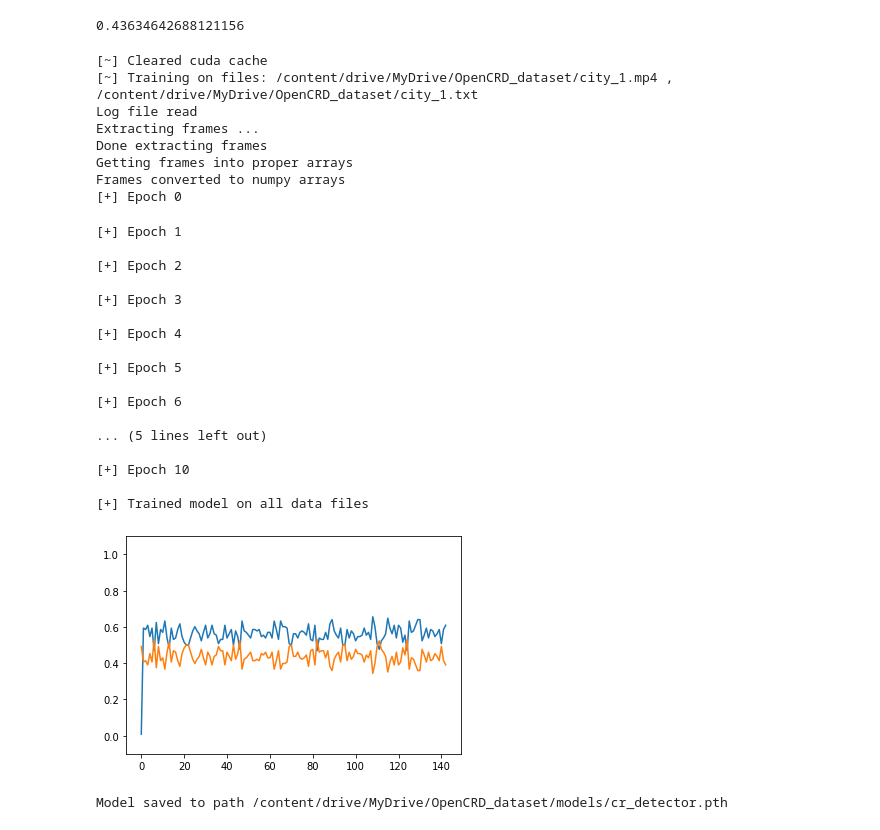
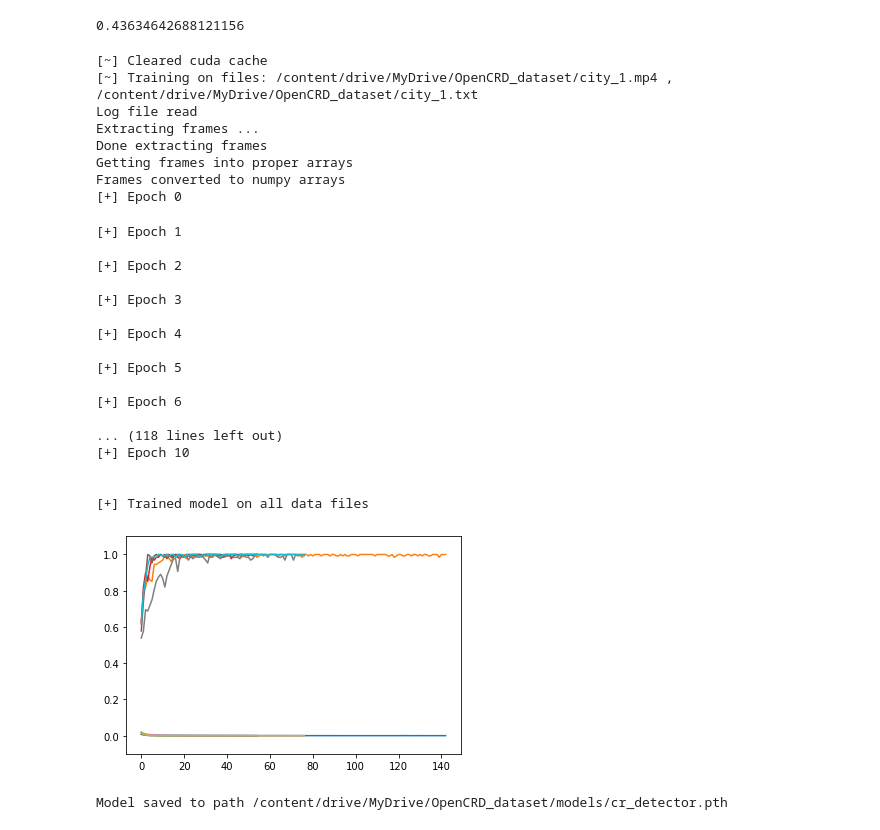
Before and after one commit to pAplakidis/OpenCRD, a Jupyter notebook: notebooks/train_test_googlecolab.ipynb, the cells around one changed output. Saved outputs shown, nothing was run; the diff lists cells and outputs as text; code cells hidden in the pictures.

```diff
--- a/notebooks/train_test_googlecolab.ipynb
+++ b/notebooks/train_test_googlecolab.ipynb
@@ -162,29 +149,27 @@ class ConvNet(nn.Module):
     self.H = H
 
     # Convolutional Layers
-    #self.conv1 = nn.Conv2d(3, 6, 5)
-    #self.pool = nn.MaxPool2d(2, 2)
-    #self.conv2 = nn.Conv2d(6, 16, 5)
-
     self.conv1 = nn.Conv2d(3, 16, 5)
     self.pool = nn.MaxPool2d(2, 2)
     self.conv2 = nn.Conv2d(16, 32, 5)
     self.conv3 = nn.Conv2d(32, 64, 5)
 
     # Fully connected layers
-    #self.fc1 = nn.Linear(16 * 117 * 157, 120)  # for 640x480 image 16 channels
     self.fc1 = nn.Linear(64 * 16 * 36, 120)     # for 320x160 image 64 channels
+    self.bn1 = nn.BatchNorm1d(num_features=120)
     self.fc2 = nn.Linear(120, 84)
+    self.bn2 = nn.BatchNorm1d(num_features=84)
     self.fc3 = nn.Linear(84, 1)
 
+  # TODO: add batch normalization to the linear layers and see if that changes anything
   def forward(self, x):
     x = self.pool(F.relu(self.conv1(x)))
     x = self.pool(F.relu(self.conv2(x)))
     x = self.pool(F.relu(self.conv3(x)))
     #print(x.shape)
     x = x.view(-1, self.num_flat_features(x))
-    x = F.relu(self.fc1(x)) # TODO:  mat1 and mat2 shapes cannot be multiplied (1x293904 and 4915200x120), FIX IT
-    x = F.relu(self.fc2(x))
+    x = F.relu(self.bn1(self.fc1(x)))
+    x = F.relu(self.bn2(self.fc2(x)))
     x = F.sigmoid(self.fc3(x))
     return x
 
@@ -198,12 +183,15 @@ class ConvNet(nn.Module):
 # train the network
 def train(frames, labels, model):
   loss_function = nn.BCELoss()  # for binary classification
-  #loss_function = nn.CrossEntropyLoss() # for multiclass classification
   optim = torch.optim.Adam(model.parameters(), lr=0.001)
 
   losses, accuracies = [], []
-  epochs = 11   # TODO: try training with different number of epochs (try low ones if we are training video after video)
-  BS = 128        # TODO: try training with different batch sizes (careful with memory)
+  epochs = 11
+  BS = 128
+
+  # for rounding up to a threshold instead of 0.5 (works with torch.where)
+  x = torch.ones(128, 1).to(device)
+  y = torch.zeros(128, 1).to(device)
 
   for epoch in range(epochs):
     print("[+] Epoch", epoch)
@@ -215,7 +203,6 @@ def train(frames, labels, model):
       # get data into network
       rng = np.random.default_rng()
       samp = rng.choice(len(frames), size=BS, replace=False)
-      #samp = np.random.randint(0, len(frames)-1, size=(BS))
       visited_idx = np.concatenate((visited_idx, samp)) # add the new random values to visited indices
 
       # TODO: we must not sample the same frames in the same epoch (use visited_idx)
@@ -230,10 +217,10 @@ def train(frames, labels, model):
       Y = torch.tensor(np.array(Y_train)).float().to(device)
 
       # forward feed and backpropagation
-      #model.zero_grad()
       optim.zero_grad()
       out = model(X)
-      cat = torch.round(out)  # TODO: round up to a threshold (0.8 confidence instead of 0.5)
+      #cat = torch.round(out)
+      cat = torch.where(out >= 0.7, x, y) # round up to a threshold instead of 0.5
       accuracy = (cat == Y).float().mean()
       loss = loss_function(out, Y)
       loss = loss.mean()
@@ -261,40 +248,39 @@ if device.type == "cuda":
 # train for all files
 model = ConvNet().to(device).train() # Uncomment this if you want to train from the start, else just run the loader block first
 
-# TODO: if colab stops (not enough time to train on the whole dataset), to the training manually (save/load)
 for i in trange(len(video_files)):
   print("[~] Training on files: %s , %s" % (base_dir+video_files[i], base_dir+log_files[i]))
   frames, labels = get_data(base_dir+video_files[i], base_dir+log_files[i])
   frames = conv_frames(frames)
   model = train(frames, labels, model)
 print("[+] Trained model on all data files")
 # %% [output]
 [~] Cleared cuda cache
 [~] Training on files: /content/drive/MyDrive/OpenCRD_dataset/city_1.mp4 , /content/drive/MyDrive/OpenCRD_dataset/city_1.txt
 Log file read
 Extracting frames ...
 Done extracting frames
 Getting frames into proper arrays
 Frames converted to numpy arrays
 [+] Epoch 0
 [+] Epoch 1
 
 [+] Epoch 2
 
 [+] Epoch 3
 
 [+] Epoch 4
 
 [+] Epoch 5
 
 [+] Epoch 6
 
-... (5 lines left out)
-
+... (118 lines left out)
 [+] Epoch 10
 
+
 [+] Trained model on all data files
-[figure, old version]
+[figure, new version]
 # %%
 # TODO: FIX THIS SEGMENT (crashes and doesn't work properly)
 # evaluate model
```
Also changed, not shown: parts of 6 cells of this notebook.
